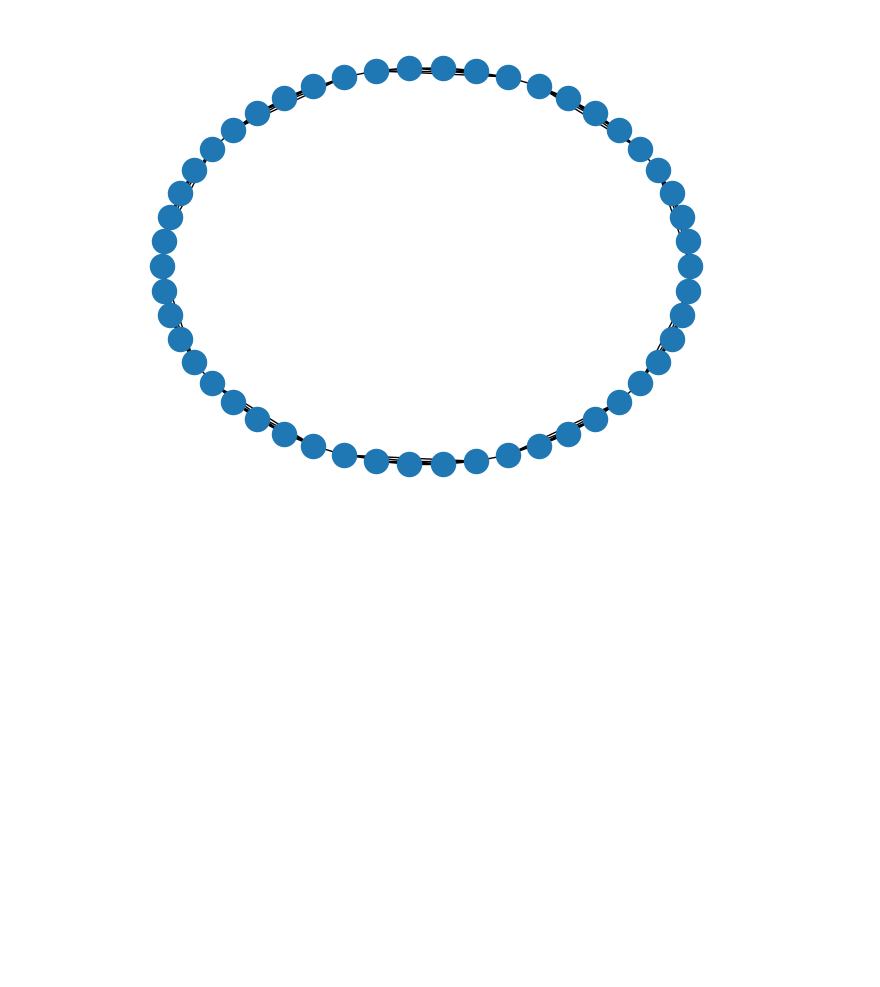
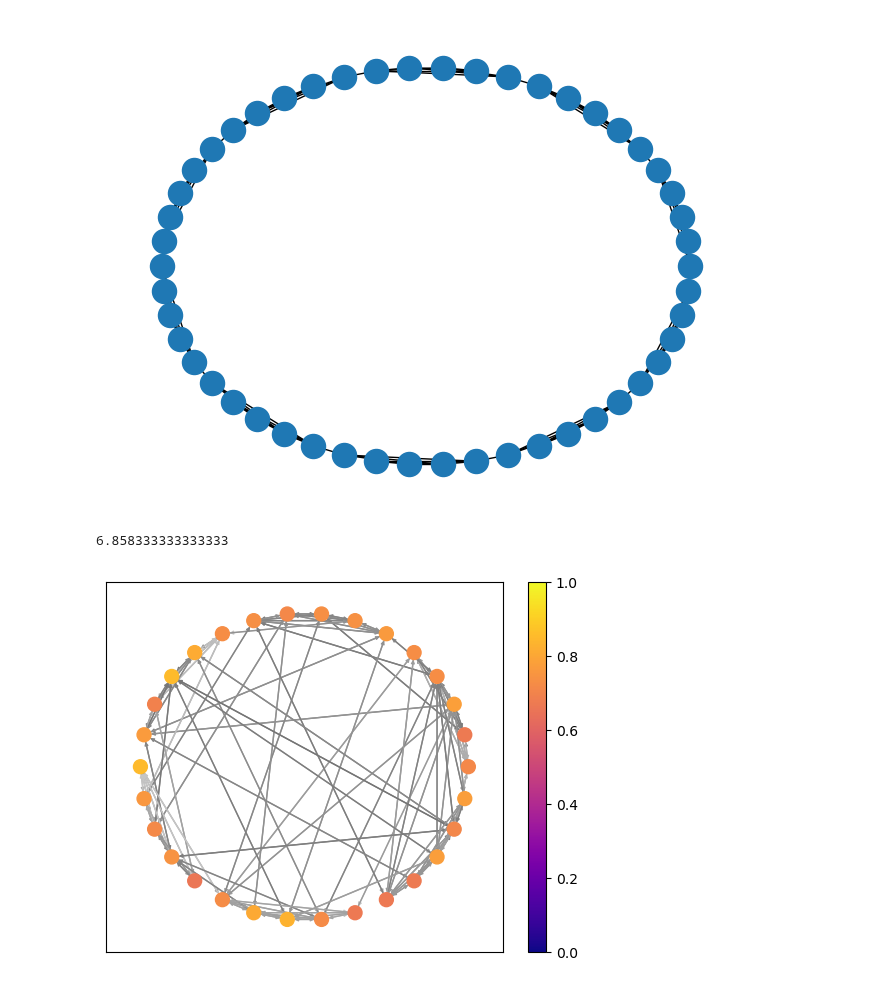
Before and after one commit to ChrisWitzany/opinion_network_model, a Jupyter notebook: simulation.ipynb, the cells around one changed output. Cells and saved outputs as stored; diff of their text form; code cells hidden in the pictures; blank space fills up the shorter version.

```diff
--- a/simulation.ipynb
+++ b/simulation.ipynb
@@ -49,4 +55,26 @@ plot_agent_opinion(model)
 Network.visualize(NetworkType.SMALLWORLD, model.network)
 # %% [output]
 [figure]
+# %%
+#color_code = ListedColormap(['#1f77b4', '#ff7f0e', '#2ca02c'])
+
+#states = [int(i.state) for i in model.grid.get_all_cell_contents()]
+
+#colors = [color_code(i) for i in states]
+
+def draw_network(with_labels=False):
+    node_color = [i.state for i in model.grid.get_all_cell_contents()]
+    edge_weights = [model.network.edges[u, v]['weight'] for u, v in model.network.edges]
+    #layout = nx.kamada_kawai_layout(model.network, weight=1.0, scale=10)
+    dummy = nx.connected_caveman_graph(7, 5)
+    layout=nx.circular_layout(model.network)
+    #layout = nx.circular_layout(model.network, scale=10)
+    nx.draw_networkx(model.network, pos=layout, node_size = 100, arrowsize=5.0, edge_cmap=plt.cm.binary, edge_color=edge_weights, node_color=node_color, cmap=plt.cm.plasma, edge_vmin=0.0, edge_vmax=1.0, vmin=0.0,vmax=1.0, with_labels=with_labels, labels={i: f"{node_color[i]:.2f}" for i in range(len(node_color))})
+    plt.colorbar(plt.cm.ScalarMappable(norm=mpl.colors.Normalize(0,1), cmap=plt.cm.plasma))
+
+print(np.mean(model.network.degree())/2)
+draw_network()
+# %% [output]
+6.858333333333333
+[figure, added]
 # %%
```
Also changed, not shown: parts of 8 cells of this notebook, 2 other files.
